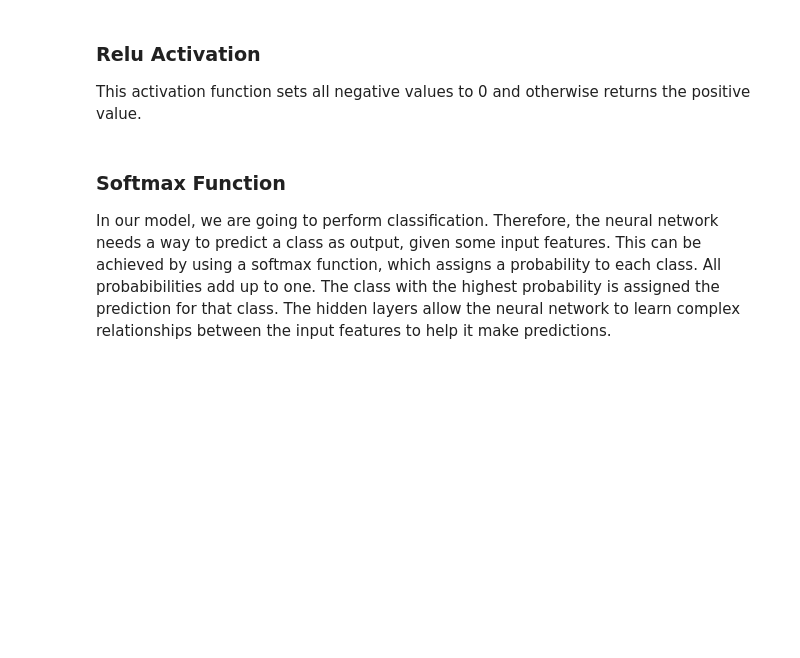
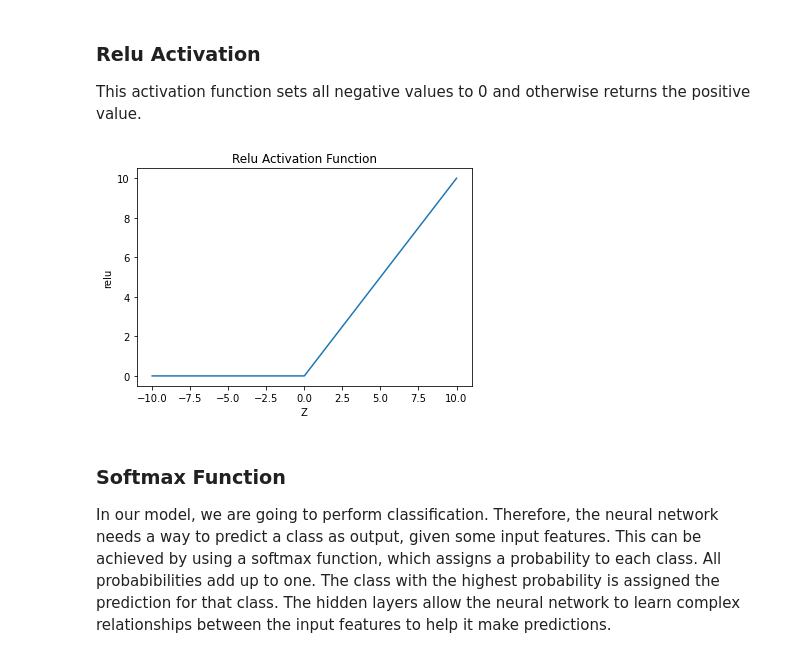
Before and after one commit to MLWorkshops/mlinterviews, a Jupyter notebook: deep_learning/Deep_Learning_Tutorial-Modeling.ipynb, the cells around one changed output. Drawn from its saved outputs; the diff is of its cells as text; code cells hidden in the pictures; blank space fills up the shorter version.

```diff
--- a/deep_learning/Deep_Learning_Tutorial-Modeling.ipynb
+++ b/deep_learning/Deep_Learning_Tutorial-Modeling.ipynb
@@ -36,6 +48,16 @@ This activation function sets all negative values to 0 and otherwise returns the
 def relu_activation(Z):
     activation = np.maximum(0.0, Z)
     return activation
+# %%
+Z = np.arange(21) - 10
+relu = relu_activation(Z)
+plt.plot(Z, relu)
+plt.title('Relu Activation Function')
+plt.xlabel('Z')
+plt.ylabel('relu')
+plt.show()
+# %% [output]
+[figure, added]
 # %% [markdown]
 ### Softmax Function
 In our model, we are going to perform classification. Therefore, the neural network needs a way to predict a class as output, given some input features. This can be achieved by using a softmax function, which assigns a probability to each class. All probabibilities add up to one. The class with the highest probability is assigned the prediction for that class. The hidden layers allow the neural network to learn complex relationships between the input features to help it make predictions.
```
Also changed, not shown: parts of 21 cells of this notebook.
